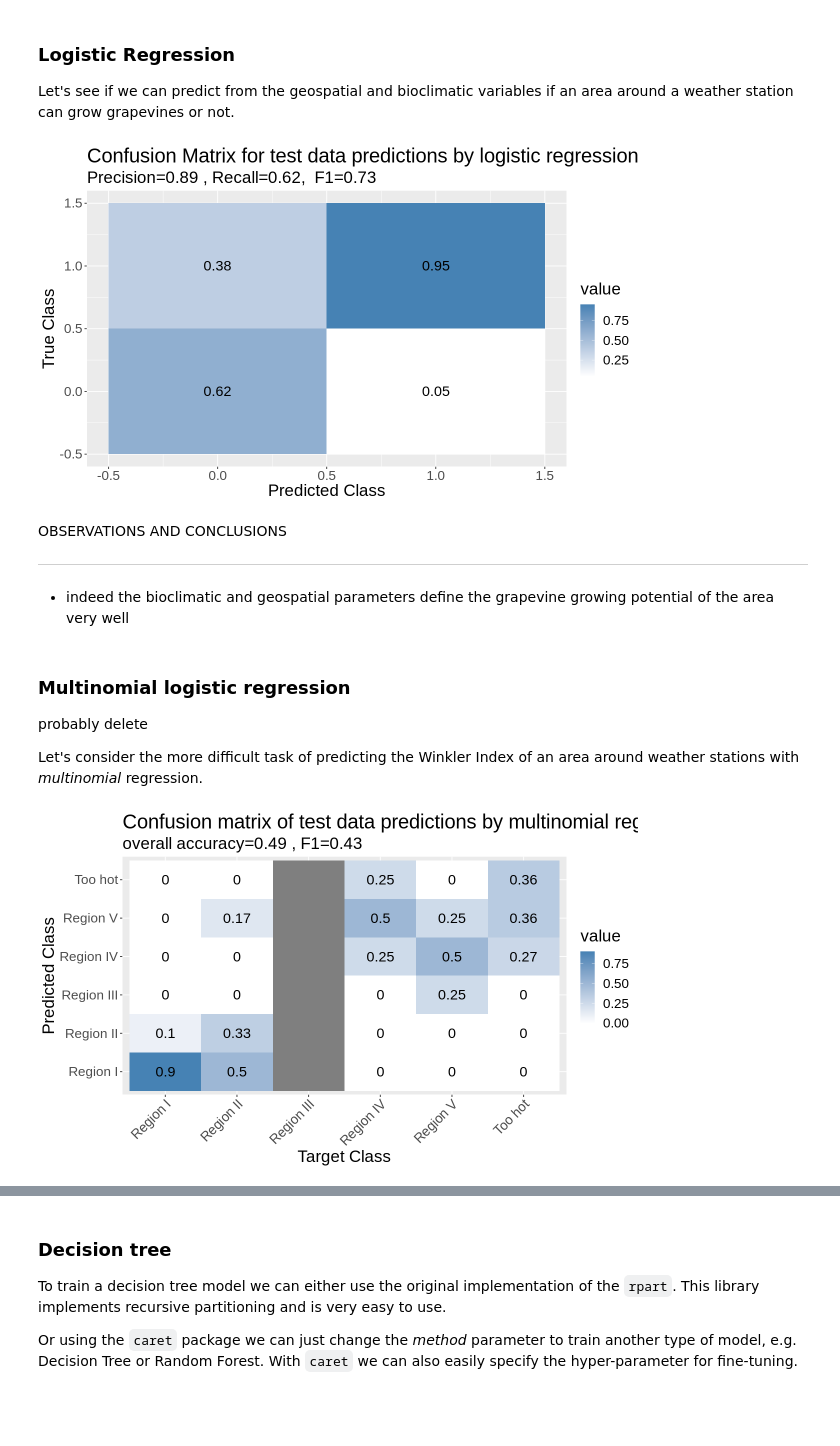
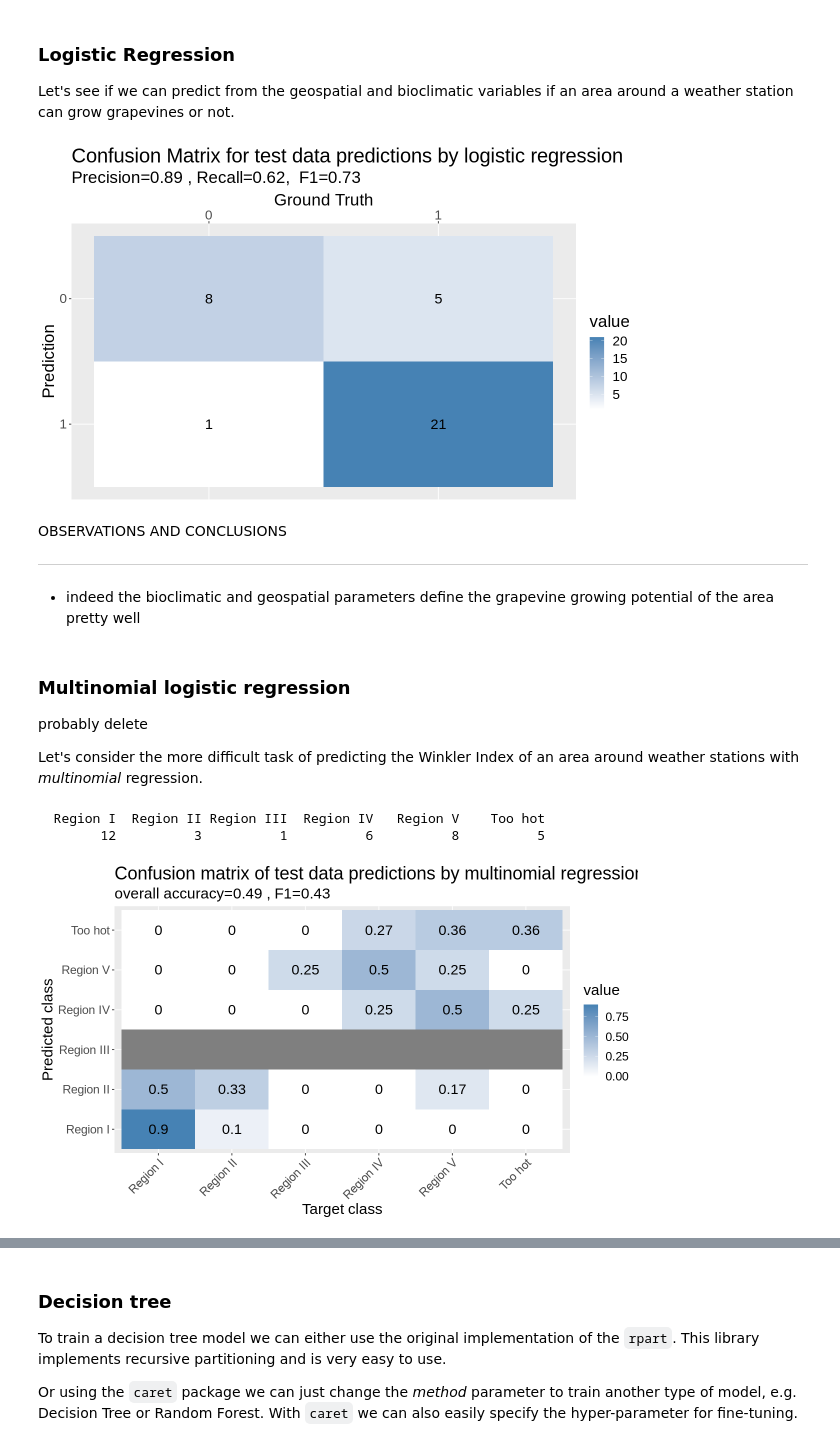
Before and after one commit to Wimmics/kgstat, a Jupyter notebook: KG_and_Classification_R.ipynb, the cells around one changed output, grey strips where cells are left out. Saved outputs shown, nothing was run; the diff lists cells and outputs as text; code cells hidden in the pictures; blank space fills up the shorter version.

```diff
--- a/KG_and_Classification_R.ipynb
+++ b/KG_and_Classification_R.ipynb
@@ -568,3 +526,0 @@ vins_blancs["PTE DE CHASSIRON", "cepage" ] <-"raisins" #"Ungi Blanc"
-# %%
-GDD_rainfall.wine.cls$cepage_blanc <- merge(GDD_rainfall.wine.cls , vins_blancs, by ="stationName")$cepage
-GDD_rainfall.wine.cls$cepage_blanc <- factor(GDD_rainfall.wine.cls$cepage_blanc)
@@ -601,3 +526,0 @@ vins_rouges["MILLAU", "cepage" ] <-"Syrah"
-# %%
-GDD_rainfall.wine.cls$cepage_rouge <- merge(GDD_rainfall.wine.cls , vins_rouges, by ="stationName")$cepage
-GDD_rainfall.wine.cls$cepage_rouge <- factor(GDD_rainfall.wine.cls$cepage_rouge)
@@ -607,3 +556,20 @@ GDD_rainfall.wine.cls$class_bin <- ifelse(GDD_rainfall.wine.cls$cepage_rouge ==
+# %%
+# merge the bioclimatic and geospatial data and viticulture data
+GDD_rainfall.wine.cls <- GDD_rainfall.wine
+
+GDD_rainfall.wine.cls <- merge(GDD_rainfall.wine.cls , vins[vins$type == "WhiteWine",], by ="station", all.x=TRUE)
+GDD_rainfall.wine.cls$cepage_blanc <- na.fill(GDD_rainfall.wine.cls$cepage, "raisins")
+GDD_rainfall.wine.cls$cepage_blanc <- factor(GDD_rainfall.wine.cls$cepage_blanc)
+GDD_rainfall.wine.cls <- subset(GDD_rainfall.wine.cls, select = -c(cepage, type))
+
+GDD_rainfall.wine.cls <- merge(GDD_rainfall.wine.cls , vins[vins$type == "RedWine",], by ="station", all.x=TRUE)
+GDD_rainfall.wine.cls$cepage_rouge <- na.fill(GDD_rainfall.wine.cls$cepage, "raisins")
+GDD_rainfall.wine.cls$cepage_rouge <- factor(GDD_rainfall.wine.cls$cepage_rouge)
+GDD_rainfall.wine.cls <- subset(GDD_rainfall.wine.cls, select = -c(cepage, type))
+
+# create binary labels
+GDD_rainfall.wine.cls$class_bin <- ifelse(GDD_rainfall.wine.cls$cepage_rouge == "raisins" &
+                                          GDD_rainfall.wine.cls$cepage_blanc == "raisins" , 0, 1)
 # %%
 # refactor Winkler index because some of the classes might be gone
 GDD_rainfall.wine.cls$winkler_class <- factor(GDD_rainfall.wine.cls$winkler_class)
@@ -630,40 +596,43 @@ predictions <- ifelse(predictions > 0.5, 1, 0)
 # %%
 # Visualize the quality metrics of test predictinons
 options(repr.plot.width = 10)
 options(repr.plot.height = 6)
 
 # Create a confusion matrix
 confusion_matrix <- table(predictions, test.bin$class_bin)
 normalized_matrix <- confusion_matrix / rowSums(confusion_matrix)
 
 # Calculate the F1 score
 precision <- confusion_matrix[1,1] / (confusion_matrix[1,1] + confusion_matrix[2,1])
 recall <- confusion_matrix[1,1] / (confusion_matrix[1,1] + confusion_matrix[1,2])
 f1_score <- 2 * (precision * recall) / (precision + recall)
 
-ggplot(melt(normalized_matrix), aes(x=predictions, y=Var2, fill=value)) +
+ggplot(melt(confusion_matrix), aes(x=factor(Var2), y=factor(predictions), fill=value)) +
   geom_tile() +
   geom_text(aes(label=round(value, 2) ), size=6) +
+
+  theme(text = element_text(size = 20),) +
+
+  scale_y_discrete(limits=rev) +
+  scale_x_discrete(position = "top") +
   scale_fill_gradient(low="white", high="steelblue") +
-  #theme(axis.text.x=element_text(angle=45, hjust=1)) +
-  theme(legend.title = element_text(size = 20,),
-        text = element_text(size = 20),) +
-  ggtitle("Confusion Matrix for test data predictions by logistic regression") +
-  xlab("Predicted Class") +
-  ylab("True Class") +
-  labs(subtitle = sprintf("Precision=%.2f , Recall=%.2f,  F1=%.2f",
+
+  labs(title="Confusion Matrix for test data predictions by logistic regression",
+       subtitle = sprintf("Precision=%.2f , Recall=%.2f,  F1=%.2f",
                           precision,
                           recall,
-                          f1_score) )
+                          f1_score),
+        x="Ground Truth",
+        y="Prediction" )
 # %% [output]
-[figure, old version]
+[figure, new version]
 # %% [markdown]
 OBSERVATIONS AND CONCLUSIONS
 
 ---
 
 
-- indeed the bioclimatic and geospatial parameters define the grapevine growing potential of the area very well
+- indeed the bioclimatic and geospatial parameters define the grapevine growing potential of the area pretty well
 # %% [markdown]
 ### Multinomial logistic regression
 probably delete
@@ -689,20 +659,27 @@ predictions <- predict(multinomial_LR , test.mult)
 confusion_matrix  <- confusionMatrix(predictions, test.mult$winkler_class, mode = "prec_recall")
 normalized_matrix <- confusion_matrix$table / rowSums(confusion_matrix$table)
 
-ggplot(melt(normalized_matrix), aes(x=Prediction, y=Reference, fill=value)) +
+table(test.mult$winkler_class)
+
+ggplot(melt(normalized_matrix), aes(x=Reference , y=Prediction, fill=value)) +
   geom_tile() +
   geom_text(aes(label=round(value, 2) ), size=6) +
+
+  theme(text = element_text(size = 18),
+        axis.text.x=element_text(angle=45, hjust=1)) +
+
   scale_fill_gradient(low="white", high="steelblue") +
-  theme(axis.text.x=element_text(angle=45, hjust=1)) +
-  theme(text = element_text(size = 20),) +
-  ggtitle("Confusion matrix of test data predictions by multinomial regression ") +
-  ylab("Predicted Class") +
-  xlab("Target Class") +
-  labs(subtitle = sprintf("overall accuracy=%.2f , F1=%.2f",
+
+  labs(title="Confusion matrix of test data predictions by multinomial regression ",
+       subtitle = sprintf("overall accuracy=%.2f , F1=%.2f",
                           confusion_matrix$overall["Accuracy"],
-                          mean(confusion_matrix$byClass[, "F1"], na.rm=TRUE)) )
+                          mean(confusion_matrix$byClass[, "F1"], na.rm=TRUE)),
+       x="Target class",
+       y="Predicted class" )
 # %% [output]
+  Region I  Region II Region III  Region IV   Region V    Too hot
+        12          3          1          6          8          5
-[figure, old version]
+[figure, new version]
 # %% [markdown]
 OBSERVATONS AND CONCLUSIONS
 
```
Also changed, not shown: parts of 23 cells of this notebook.
